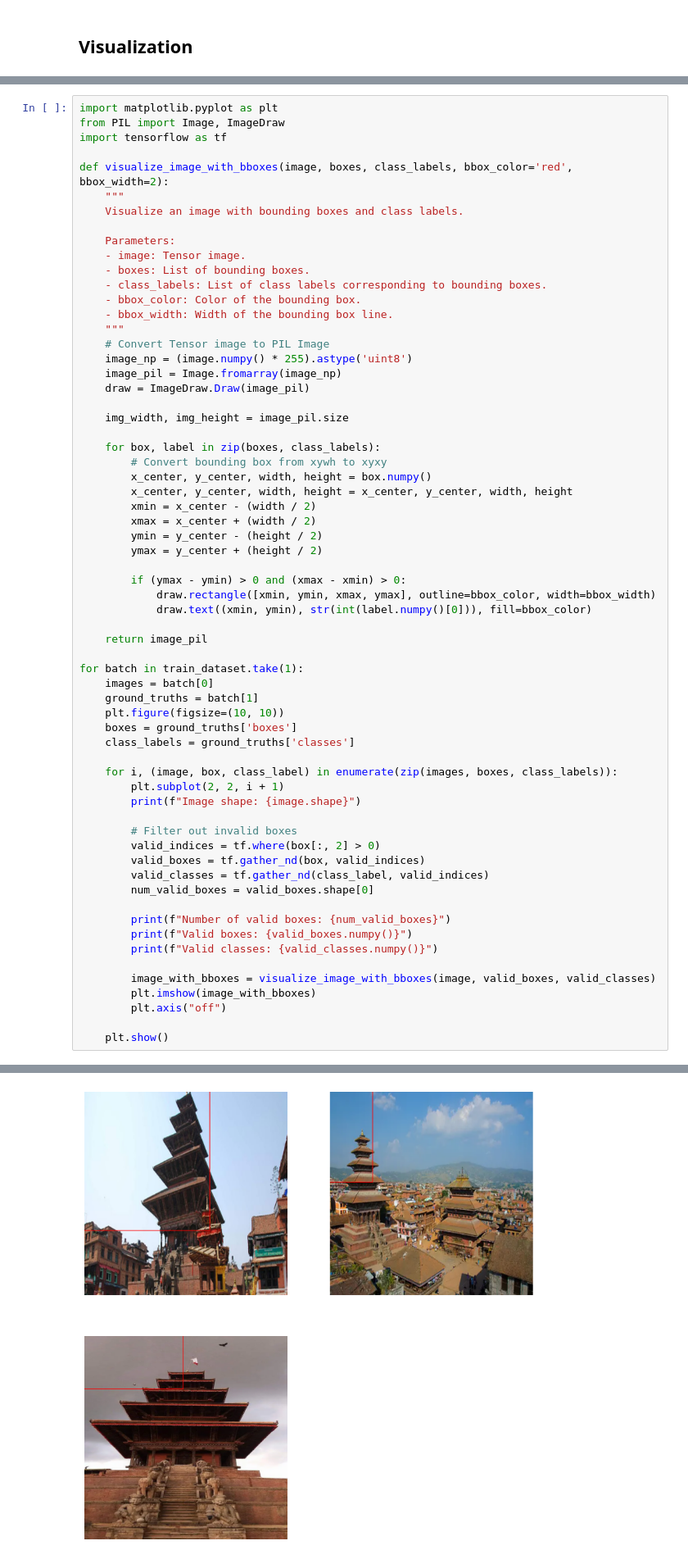
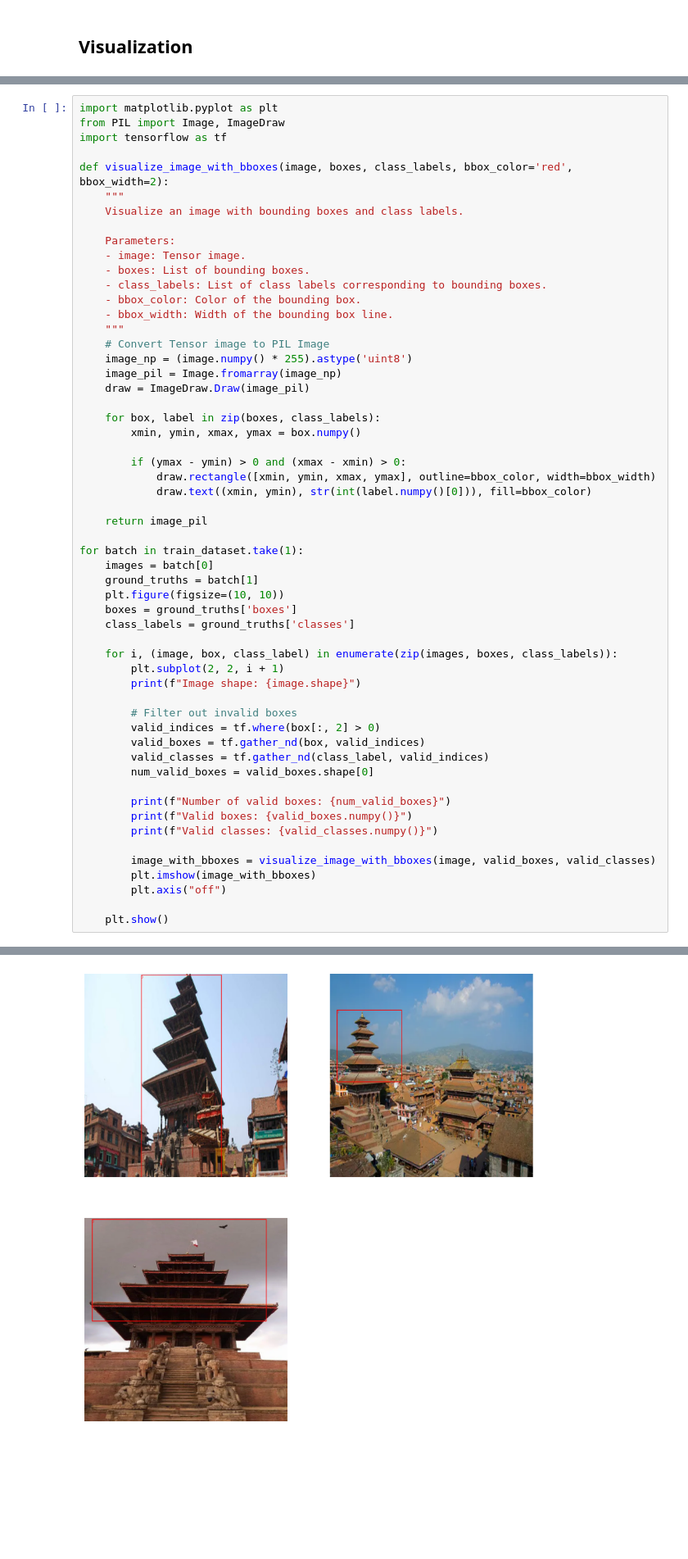
Before and after one commit to prekshya-dawadi/Smarak, a Jupyter notebook: DL/Model.ipynb, the cells around one changed output, grey strips where cells are left out. Shown at 82% size. Saved outputs shown, nothing was run; the diff lists cells and outputs as text; blank space fills up the shorter version.

Commit message:
Successful data visualization

```diff
--- a/DL/Model.ipynb
+++ b/DL/Model.ipynb
@@ -274,16 +274,8 @@ def visualize_image_with_bboxes(image, boxes, class_labels, bbox_color='red', bb
     image_pil = Image.fromarray(image_np)
     draw = ImageDraw.Draw(image_pil)
 
-    img_width, img_height = image_pil.size
-
     for box, label in zip(boxes, class_labels):
-        # Convert bounding box from xywh to xyxy
-        x_center, y_center, width, height = box.numpy()
-        x_center, y_center, width, height = x_center, y_center, width, height
-        xmin = x_center - (width / 2)
-        xmax = x_center + (width / 2)
-        ymin = y_center - (height / 2)
-        ymax = y_center + (height / 2)
+        xmin, ymin, xmax, ymax = box.numpy()
 
         if (ymax - ymin) > 0 and (xmax - xmin) > 0:
             draw.rectangle([xmin, ymin, xmax, ymax], outline=bbox_color, width=bbox_width)
@@ -303,31 +295,31 @@ for batch in train_dataset.take(1):
         print(f"Image shape: {image.shape}")
 
         # Filter out invalid boxes
         valid_indices = tf.where(box[:, 2] > 0)
         valid_boxes = tf.gather_nd(box, valid_indices)
         valid_classes = tf.gather_nd(class_label, valid_indices)
         num_valid_boxes = valid_boxes.shape[0]
 
         print(f"Number of valid boxes: {num_valid_boxes}")
         print(f"Valid boxes: {valid_boxes.numpy()}")
         print(f"Valid classes: {valid_classes.numpy()}")
 
         image_with_bboxes = visualize_image_with_bboxes(image, valid_boxes, valid_classes)
         plt.imshow(image_with_bboxes)
         plt.axis("off")
 
     plt.show()
 # %% [output]
 Image shape: (640, 640, 3)
 Number of valid boxes: 1
 Valid boxes: [[179.3936    3.87872 432.4848  864.9699 ]]
 Valid classes: [[0.]]
 Image shape: (640, 640, 3)
 Number of valid boxes: 1
 Valid boxes: [[ 22.63264 113.6096  226.32608 340.8288 ]]
 Valid classes: [[0.]]
 Image shape: (640, 640, 3)
 Number of valid boxes: 1
 Valid boxes: [[ 24.66016   4.66624 573.064   325.33313]]
 Valid classes: [[0.]]
-[figure, old version]
+[figure, new version]
```
